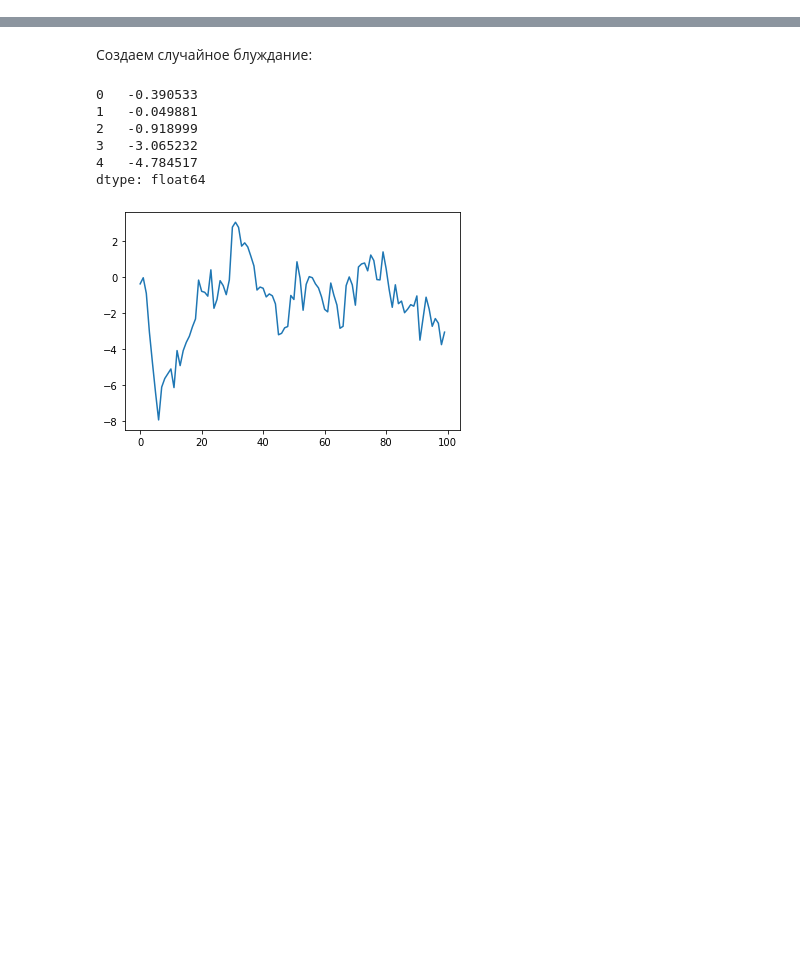
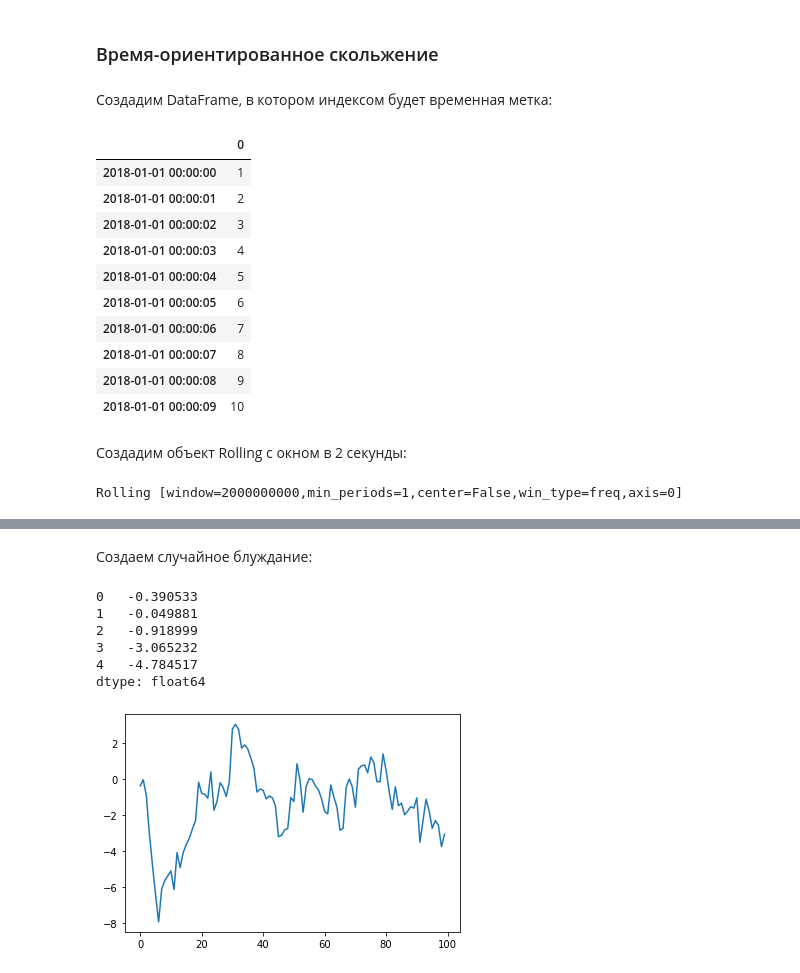
Before and after one commit to dm-fedorov/pandas_basic, a Jupyter notebook: кейсы по анализу данных/Операции_со_скользящим_окном.ipynb, the cells around one changed output, grey strips where cells are left out. Drawn from its saved outputs; the diff is of its cells as text; code cells hidden in the pictures; blank space fills up the shorter version.

```diff
--- a/кейсы по анализу данных/Операции_со_скользящим_окном.ipynb
+++ b/кейсы по анализу данных/Операции_со_скользящим_окном.ipynb
@@ -5,0 +75,29 @@ import pandas as pd
+# %% [markdown]
+### Время-ориентированное скольжение
+# %% [markdown]
+Создадим DataFrame, в котором индексом будет временная метка:
+# %%
+df = pd.DataFrame([1, 2, 3, 4, 5, 6, 7, 8, 9, 10],
+                  index=pd.date_range('20180101 00:00:00',
+                                      periods=10,
+                                      freq='s'))
+df
+# %% [output]
+|  | 0 |
+| 2018-01-01 00:00:00 | 1 |
+| 2018-01-01 00:00:01 | 2 |
+| 2018-01-01 00:00:02 | 3 |
+| 2018-01-01 00:00:03 | 4 |
+| 2018-01-01 00:00:04 | 5 |
+| 2018-01-01 00:00:05 | 6 |
+| 2018-01-01 00:00:06 | 7 |
+| 2018-01-01 00:00:07 | 8 |
+| 2018-01-01 00:00:08 | 9 |
+| 2018-01-01 00:00:09 | 10 |
+# %% [markdown]
+Создадим объект Rolling с окном в 2 секунды:
+# %%
+rt = df.rolling('2s')
+rt
+# %% [output]
+Rolling [window=2000000000,min_periods=1,center=False,win_type=freq,axis=0]
```
Also changed, not shown: parts of 22 cells of this notebook, 14 other files.
